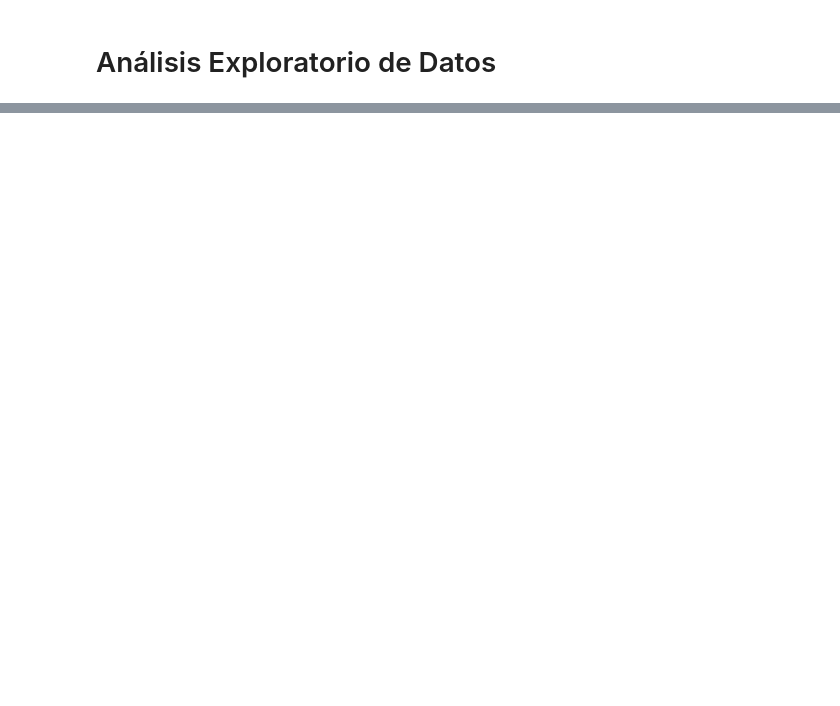
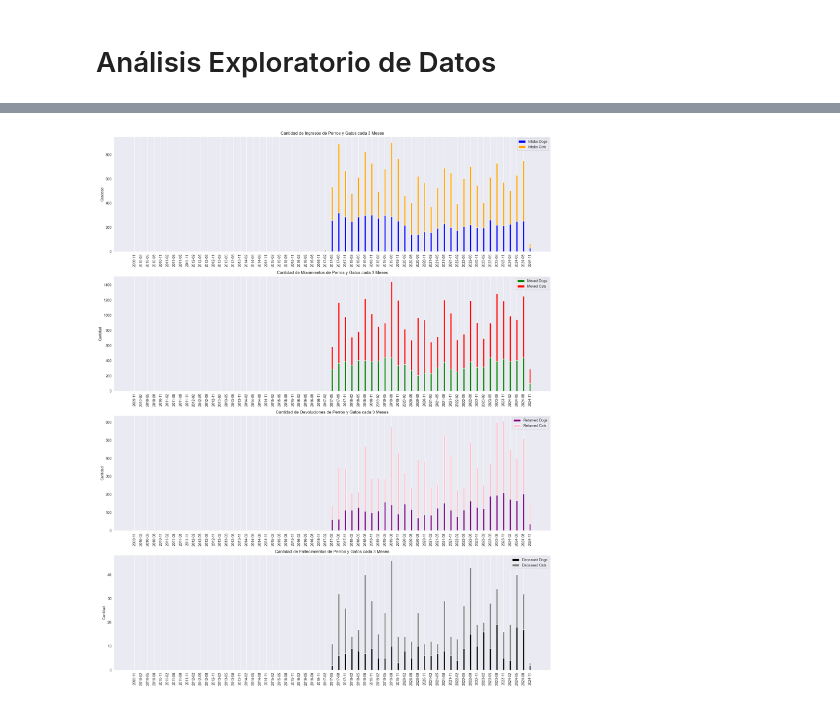
Before and after one commit to MicaKil/ia2, a Jupyter notebook: 08_dl-for-timeseries/Micaela_Del_Longo-Animal_Care/Micaela_Del_Longo-Animal_Care.ipynb, the cells around one changed output, grey strips where cells are left out. Cells and saved outputs as stored; diff of their text form; code cells hidden in the pictures; blank space fills up the shorter version.

```diff
--- a/08_dl-for-timeseries/Micaela_Del_Longo-Animal_Care/Micaela_Del_Longo-Animal_Care.ipynb
+++ b/08_dl-for-timeseries/Micaela_Del_Longo-Animal_Care/Micaela_Del_Longo-Animal_Care.ipynb
@@ -62,0 +218,14 @@ Species:  ['Cat' 'Dog' 'House Rabbit' 'Rat' 'Bird' 'Opossum' 'Chicken' 'Wildlife
+# %%
+# Calculo la cantidad de perros y gatos que ingresaron/egresaron/volvieron/fallecieron por día.
+
+df_grouped_intake = df_intake.groupby(['Intake DateTime', 'Species Name']).size().unstack().fillna(0)
+df_grouped_intake.columns = df_grouped_intake.rename(columns={'Cat': 'Intake Cats', 'Dog': 'Intake Dogs'}).columns
+
+df_grouped_movement = df_movement.groupby(['Movement DateTime', 'Species Name']).size().unstack().fillna(0)
+df_grouped_movement.columns = df_grouped_movement.rename(columns={'Cat': 'Moved Cats', 'Dog': 'Moved Dogs'}).columns
+
+df_grouped_return = df_return.groupby(['Return DateTime', 'Species Name']).size().unstack().fillna(0)
+df_grouped_return.columns = df_grouped_return.rename(columns={'Cat': 'Returned Cats', 'Dog': 'Returned Dogs'}).columns
+
+df_grouped_deceased = df_deceased.groupby(['Deceased DateTime', 'Species Name']).size().unstack().fillna(0)
+df_grouped_deceased.columns = df_grouped_deceased.rename(columns={'Cat': 'Deceased Cats', 'Dog': 'Deceased Dogs'}).columns
@@ -62,0 +276,49 @@ Species:  ['Cat' 'Dog' 'House Rabbit' 'Rat' 'Bird' 'Opossum' 'Chicken' 'Wildlife
+# %%
+# Resample the DataFrame to 3-month intervals and sum the values
+df_resampled = df_combined.resample('3M').sum()
+
+# Create subplots
+fig, axs = plt.subplots(4, 1, figsize=(18, 22))
+
+# Flatten the 2D array of axes for easy iteration
+axs = axs.flatten()
+
+# Plot each category in a separate subplot
+axs[0].bar(df_resampled.index, df_resampled['Intake Dogs'], label='Intake Dogs', color='blue', width=20, align='center')
+axs[0].bar(df_resampled.index, df_resampled['Intake Cats'], label='Intake Cats', color='orange', width=20, align='center', bottom=df_resampled['Intake Dogs'])
+axs[0].set_title('Cantidad de Ingresos de Perros y Gatos cada 3 Meses')
+axs[0].set_ylabel('Cantidad')
+axs[0].legend()
+axs[0].grid(axis='y')
+
+axs[1].bar(df_resampled.index, df_resampled['Moved Dogs'], label='Moved Dogs', color='green', width=20, align='center')
+axs[1].bar(df_resampled.index, df_resampled['Moved Cats'], label='Moved Cats', color='red', width=20, align='center', bottom=df_resampled['Moved Dogs'])
+axs[1].set_title('Cantidad de Movimientos de Perros y Gatos cada 3 Meses')
+axs[1].set_ylabel('Cantidad')
+axs[1].legend()
+axs[1].grid(axis='y')
+
+axs[2].bar(df_resampled.index, df_resampled['Returned Dogs'], label='Returned Dogs', color='purple', width=20, align='center')
+axs[2].bar(df_resampled.index, df_resampled['Returned Cats'], label='Returned Cats', color='pink', width=20, align='center', bottom=df_resampled['Returned Dogs'])
+axs[2].set_title('Cantidad de Devoluciones de Perros y Gatos cada 3 Meses')
+axs[2].set_ylabel('Cantidad')
+axs[2].legend()
+axs[2].grid(axis='y')
+
+axs[3].bar(df_resampled.index, df_resampled['Deceased Dogs'], label='Deceased Dogs', color='black', width=20, align='center')
+axs[3].bar(df_resampled.index, df_resampled['Deceased Cats'], label='Deceased Cats', color='grey', width=20, align='center', bottom=df_resampled['Deceased Dogs'])
+axs[3].set_title('Cantidad de Fallecimientos de Perros y Gatos cada 3 Meses')
+axs[3].set_ylabel('Cantidad')
+axs[3].legend()
+axs[3].grid(axis='y')
+
+# Customize the x-axis labels
+for ax in axs:
+    ax.set_xticks(df_resampled.index)
+    ax.set_xticklabels(df_resampled.index.strftime('%Y-%m'), rotation=90)
+
+plt.tight_layout()
+plt.savefig('micaela_data/figs/histogram_4.png')
+plt.show()
+# %% [output]
+[figure, added]
```
Also changed, not shown: parts of 14 cells of this notebook, 3 other files.
